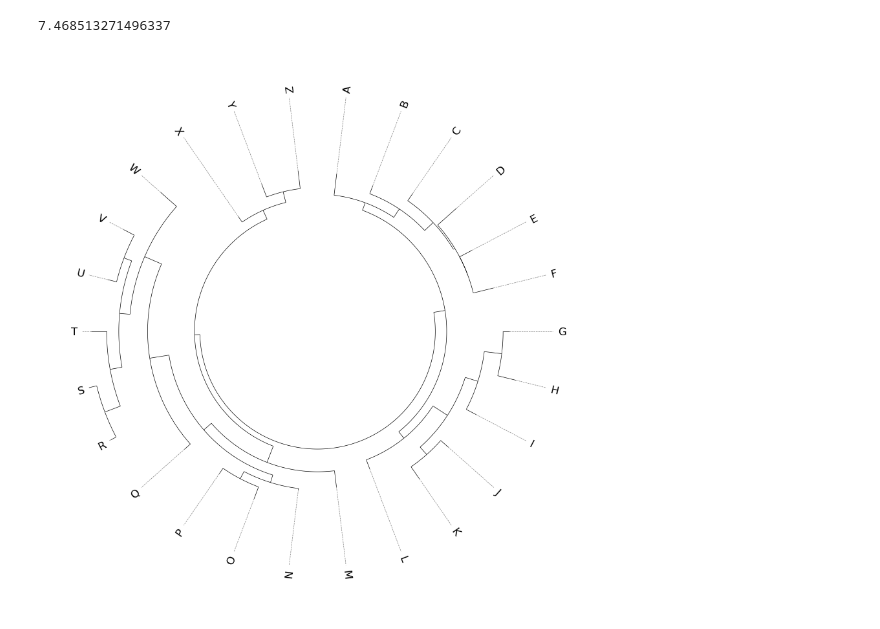
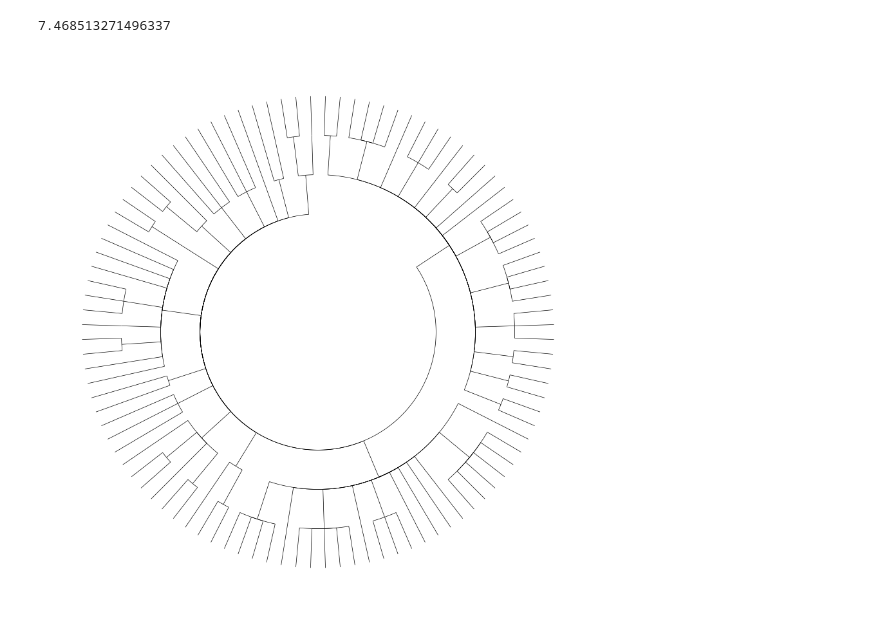
Before and after one commit to linjc16/Panacea, a Jupyter notebook: src/vis/analysis/data/icd10/5_plot.ipynb, the cells around one changed output. Drawn from its saved outputs; the diff is of its cells as text; code cells hidden in the pictures.

```diff
--- a/src/vis/analysis/data/icd10/5_plot.ipynb
+++ b/src/vis/analysis/data/icd10/5_plot.ipynb
@@ -190,9 +190,9 @@ min(VALUES)
 # %%
 from pycirclize import Circos
 from pycirclize.utils import load_example_tree_file
 
-tree_file = load_example_tree_file("alphabet.nwk")
-circos, tv = Circos.initialize_from_tree(tree_file)
+filepath = '/shared/jl254/server-04/code/panacea/data/analysis/icd10/icd10_hierarchy_newick_tree.nwk'
+circos, tv = Circos.initialize_from_tree(filepath, leaf_label_size=0)
 fig = circos.plotfig()
 # %% [output]
-[figure, old version]
+[figure, new version]
```
Also changed, not shown: parts of 4 cells of this notebook, 7 other files.
